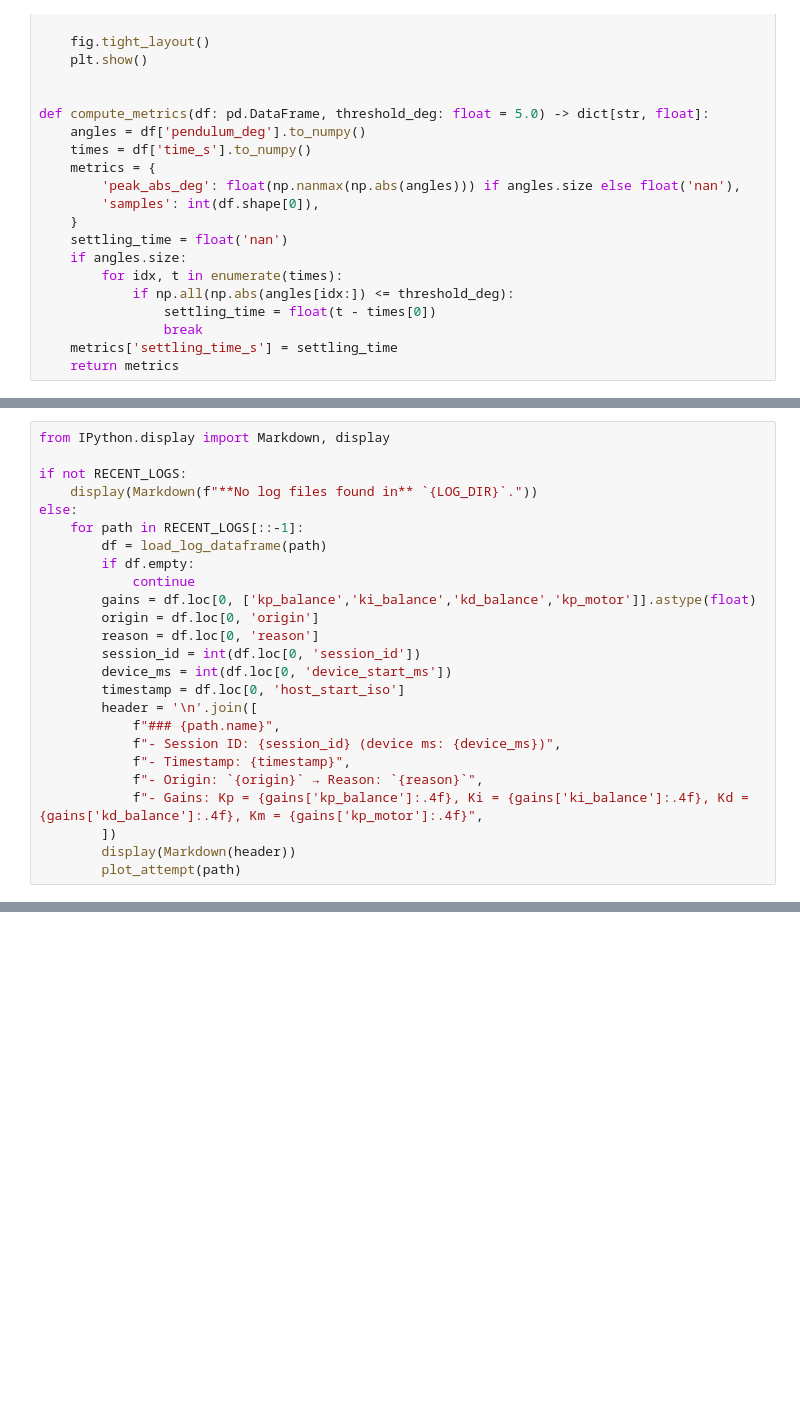
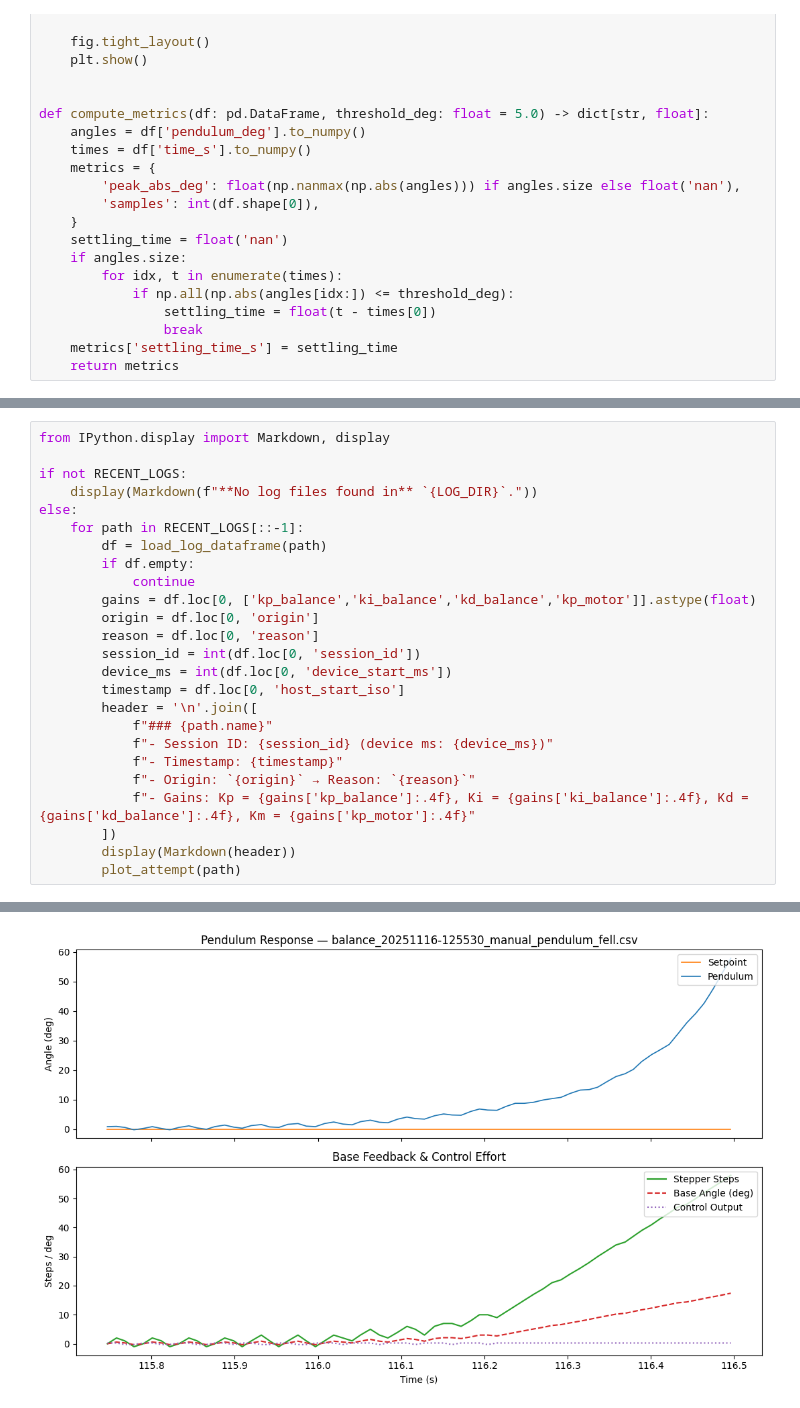
Before and after one commit to Piyushiitk24/Rotary-Inverted-Pendulum, a Jupyter notebook: tools/balance_analysis.ipynb, the cells around one changed output, grey strips where cells are left out. Saved outputs shown, nothing was run; the diff lists cells and outputs as text; blank space fills up the shorter version.

```diff
--- a/tools/balance_analysis.ipynb
+++ b/tools/balance_analysis.ipynb
@@ -146,11 +175,12 @@ else:
         device_ms = int(df.loc[0, 'device_start_ms'])
         timestamp = df.loc[0, 'host_start_iso']
         header = '\n'.join([
-            f"### {path.name}",
-            f"- Session ID: {session_id} (device ms: {device_ms})",
-            f"- Timestamp: {timestamp}",
-            f"- Origin: `{origin}` → Reason: `{reason}`",
-            f"- Gains: Kp = {gains['kp_balance']:.4f}, Ki = {gains['ki_balance']:.4f}, Kd = {gains['kd_balance']:.4f}, Km = {gains['kp_motor']:.4f}",
+            f"### {path.name}"
+            f"- Session ID: {session_id} (device ms: {device_ms})"
+            f"- Timestamp: {timestamp}"
+            f"- Origin: `{origin}` → Reason: `{reason}`"
+            f"- Gains: Kp = {gains['kp_balance']:.4f}, Ki = {gains['ki_balance']:.4f}, Kd = {gains['kd_balance']:.4f}, Km = {gains['kp_motor']:.4f}"
         ])
         display(Markdown(header))
         plot_attempt(path)
+# %% [output]
@@ -156,0 +188 @@ else:
+[figure, added]
```
Also changed, not shown: parts of 8 cells of this notebook, 2 other files.
